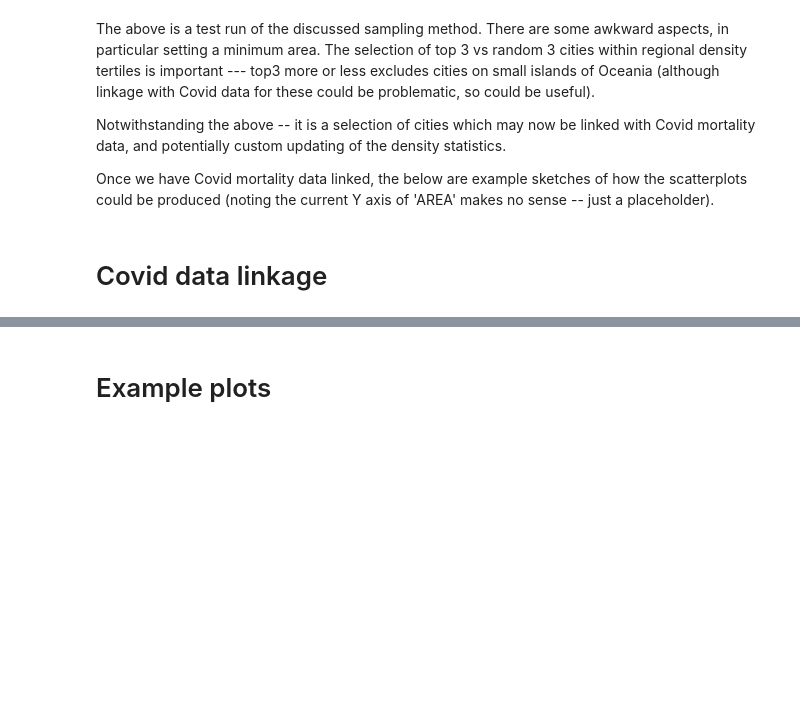
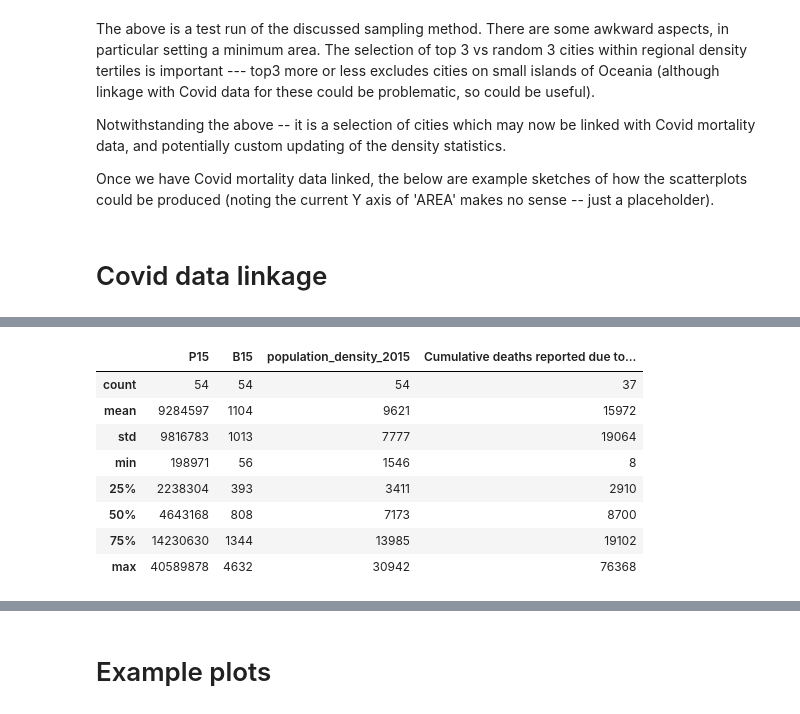
Before and after one commit to carlhiggs/urban_density_covid_linkage, a Jupyter notebook: Population and region data linkage.ipynb, the cells around one changed output, grey strips where cells are left out. Cells and saved outputs as stored; diff of their text form; code cells hidden in the pictures; blank space fills up the shorter version.

```diff
--- a/Population and region data linkage.ipynb
+++ b/Population and region data linkage.ipynb
@@ -222,3 +222,15 @@ linked.groupby('GRGN_L1')[['P15','B15','population_density_2015','Cumulative dea
 |  | 50% | 11457 | 7974 | 6119 | 13129 | 9649 | 510 |
 |  | 75% | 16800 | 12002 | 15750 | 54705 | 21350 | 770 |
 |  | max | 22143 | 26376 | 44677 | 76368 | 35185 | 804 |
+# %%
+linked[['P15','B15','population_density_2015','Cumulative deaths reported due to COVID-19']].describe().astype(int)
+# %% [output]
+|  | P15 | B15 | population_density_2015 | Cumulative deaths reported due to... |
+| count | 54 | 54 | 54 | 37 |
+| mean | 9284597 | 1104 | 9621 | 15972 |
+| std | 9816783 | 1013 | 7777 | 19064 |
+| min | 198971 | 56 | 1546 | 8 |
+| 25% | 2238304 | 393 | 3411 | 2910 |
+| 50% | 4643168 | 808 | 7173 | 8700 |
+| 75% | 14230630 | 1344 | 13985 | 19102 |
+| max | 40589878 | 4632 | 30942 | 76368 |
```
Also changed, not shown: parts of 6 cells of this notebook.
